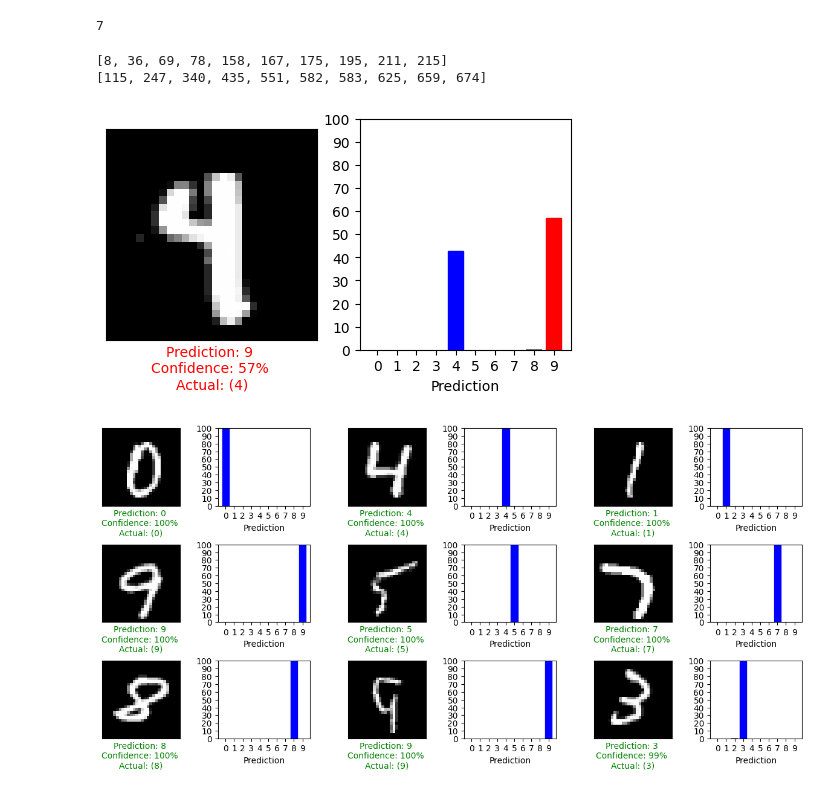
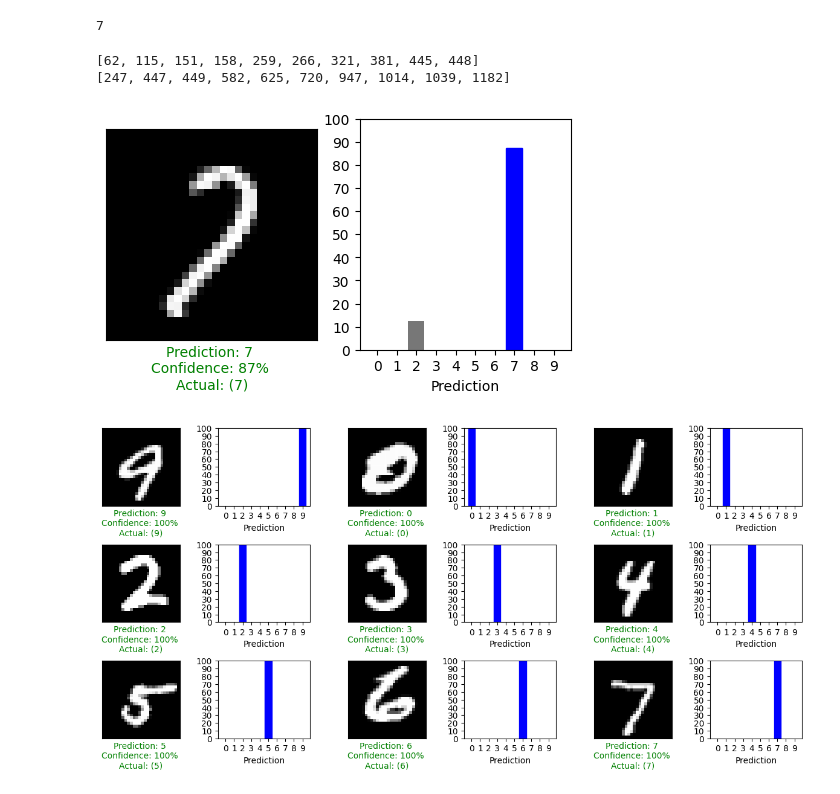
Before and after one commit to mahadhsn/Digit-Recognizer, a Jupyter notebook: main.ipynb, the cells around one changed output. Drawn from its saved outputs; the diff is of its cells as text; code cells hidden in the pictures.

```diff
--- a/main.ipynb
+++ b/main.ipynb
@@ -216,7 +217,7 @@ weird_indexes = []
 wrong_indexes = []
 for i in range(0, 10000):
 
-    if np.max(predictions[i])<=0.99 and np.argmax(predictions[i]) == test_labels[i]:
+    if np.max(predictions[i])<=0.95 and np.argmax(predictions[i]) == test_labels[i]:
         weird_indexes.append(i)
 
     if np.argmax(predictions[i]) != test_labels[i]:
@@ -229,24 +230,29 @@ for i in range(0, 10000):
 print(weird_indexes[:10])
 print(wrong_indexes[:10])
 # %% [output]
-[8, 36, 69, 78, 158, 167, 175, 195, 211, 215]
-[115, 247, 340, 435, 551, 582, 583, 625, 659, 674]
+[62, 115, 151, 158, 259, 266, 321, 381, 445, 448]
+[247, 447, 449, 582, 625, 720, 947, 1014, 1039, 1182]
 # %%
-i = wrong_indexes[random.randrange(0, len(wrong_indexes))]  # replace i for any index between (0,10000) to test it out!
+#i = wrong_indexes[random.randrange(0, len(wrong_indexes))]
+i = weird_indexes[random.randrange(0, len(weird_indexes))]
+#i = random.randrange(0,10000)
+
+# remove the '#' from any of the above i's to see either the wrong_indexes, weird_indexes, or random indexes respectively
+
 plt.figure(figsize=(6,3))
 plt.subplot(1,2,1)
 plot_image(i, predictions[i], test_labels, test_images)
 plt.subplot(1,2,2)
 plot_value_array(i, predictions[i], test_labels)
 
 plt.show()
 
 # plot_image() and plot_value_array() in action within a function for changing index values (i)
 # %% [output]
-[figure, old version]
+[figure, new version]
 # %%
 # A function to display the X number of predictions at a Y index
-index = 63
+index = 0  #replace index with anything betweeon 0,9999
 
 j = 0
 num_rows = 3
@@ -268,4 +274,4 @@ for i in range(initial+1, index+1):
 plt.tight_layout()
 plt.show()
 # %% [output]
-[figure, old version]
+[figure, new version]
```
Also changed, not shown: parts of 6 cells of this notebook, 1 other file.
